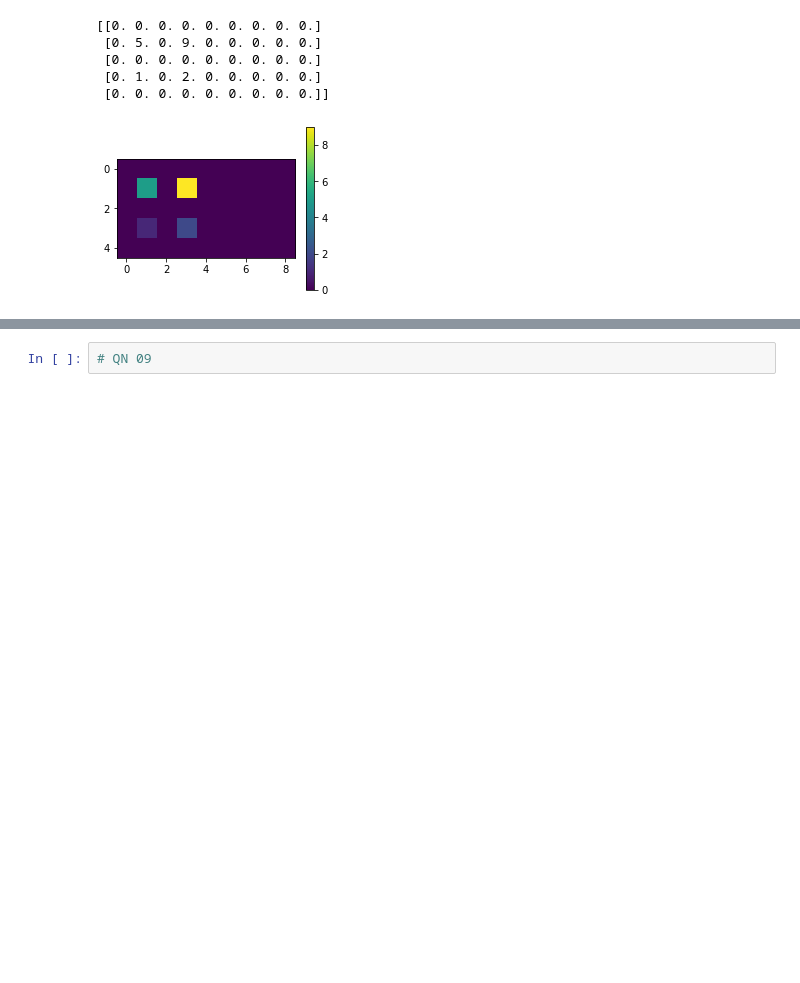
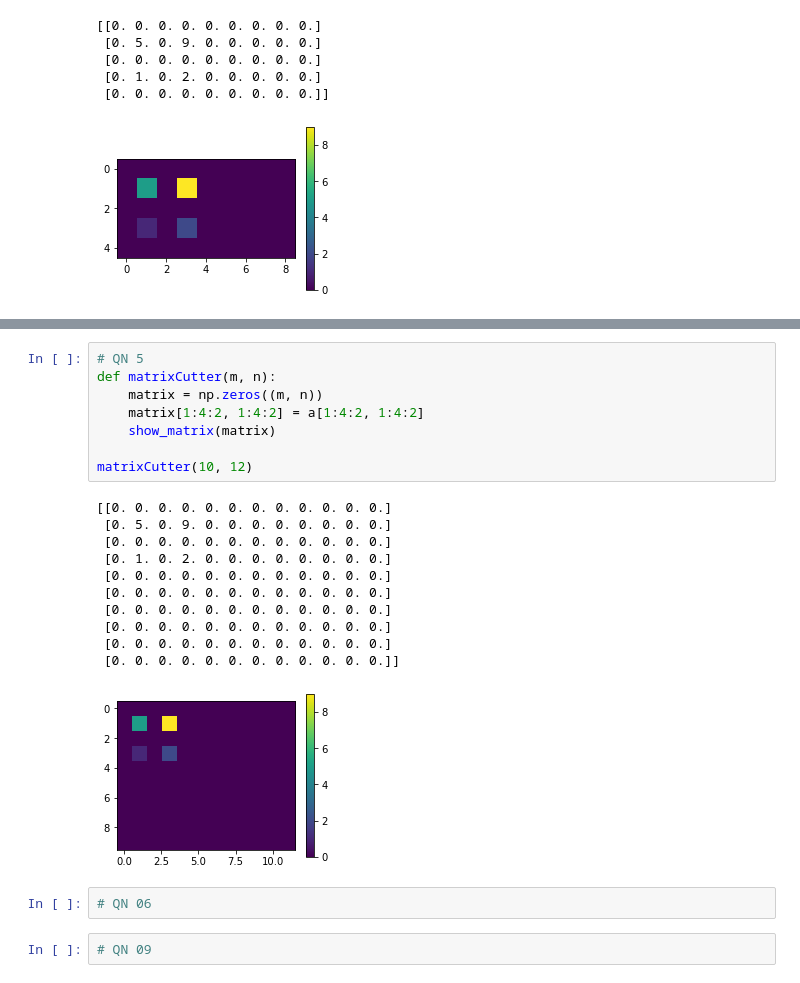
Before and after one commit to ABlessingFromTheLord/Vertiefungspraktika, a Jupyter notebook: 2 Numpy Introduction.ipynb, the cells around one changed output, grey strips where cells are left out. Cells and saved outputs as stored; diff of their text form; blank space fills up the shorter version.

```diff
--- a/2 Numpy Introduction.ipynb
+++ b/2 Numpy Introduction.ipynb
@@ -500,3 +500,25 @@ show_matrix(d)
+# %%
+# QN 5
+def matrixCutter(m, n):
+    matrix = np.zeros((m, n))
+    matrix[1:4:2, 1:4:2] = a[1:4:2, 1:4:2]
+    show_matrix(matrix)
+
+matrixCutter(10, 12)
+# %% [output]
+[[0. 0. 0. 0. 0. 0. 0. 0. 0. 0. 0. 0.]
+ [0. 5. 0. 9. 0. 0. 0. 0. 0. 0. 0. 0.]
+ [0. 0. 0. 0. 0. 0. 0. 0. 0. 0. 0. 0.]
+ [0. 1. 0. 2. 0. 0. 0. 0. 0. 0. 0. 0.]
+ [0. 0. 0. 0. 0. 0. 0. 0. 0. 0. 0. 0.]
+ [0. 0. 0. 0. 0. 0. 0. 0. 0. 0. 0. 0.]
+ [0. 0. 0. 0. 0. 0. 0. 0. 0. 0. 0. 0.]
+ [0. 0. 0. 0. 0. 0. 0. 0. 0. 0. 0. 0.]
+ [0. 0. 0. 0. 0. 0. 0. 0. 0. 0. 0. 0.]
+ [0. 0. 0. 0. 0. 0. 0. 0. 0. 0. 0. 0.]]
+[figure, added]
+# %%
+# QN 06
 # %%
 # QN 09
 # %%
```
Also changed, not shown: parts of 1 cell of this notebook.
